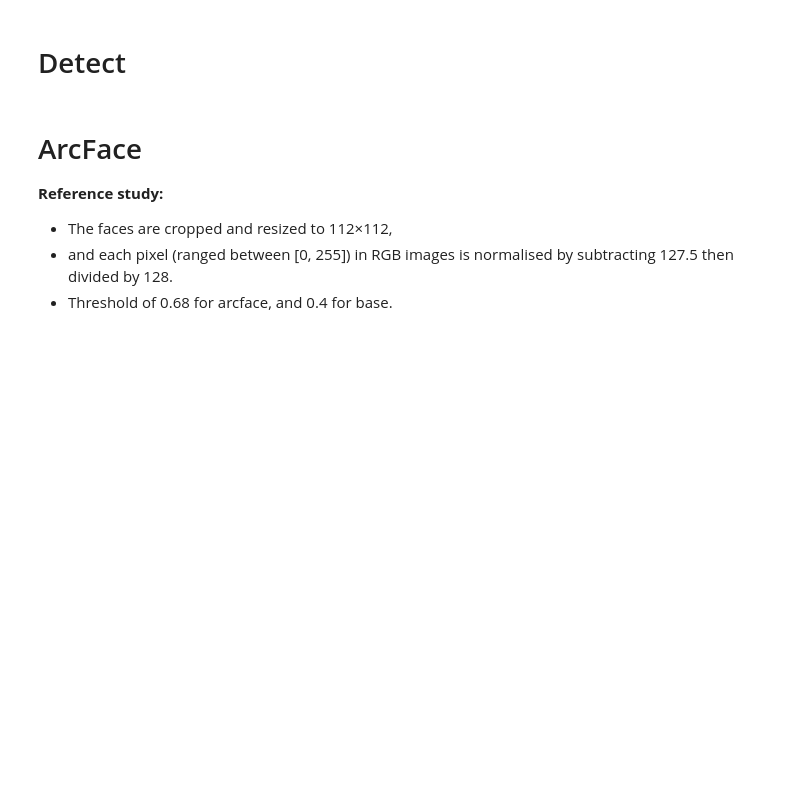
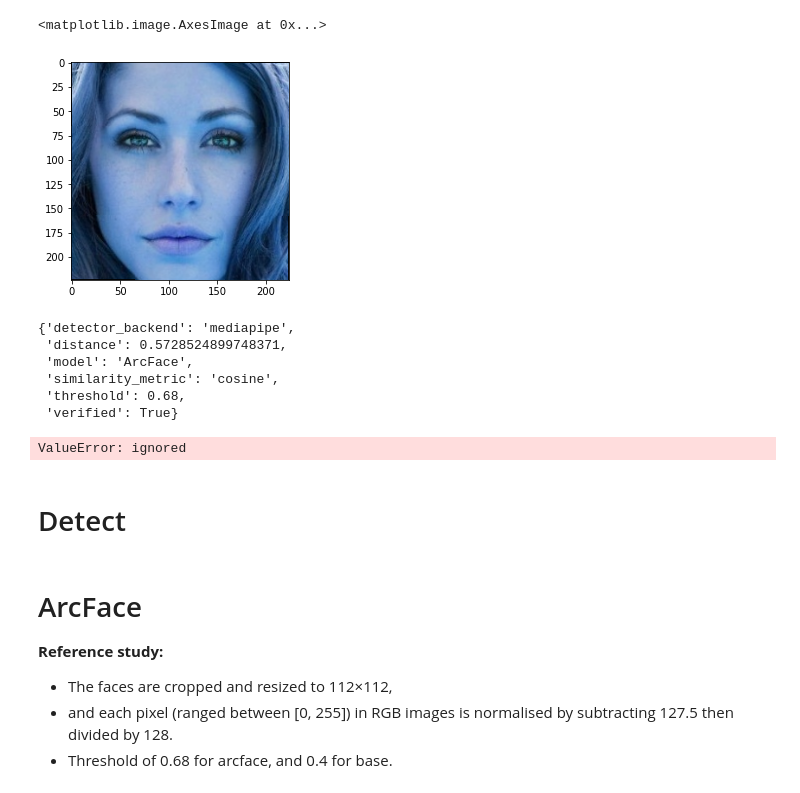
Before and after one commit to Shankar203/Microsoft-Engage-FaceRecognition, a Jupyter notebook: DeepFace.ipynb, the cells around one changed output. Drawn from its saved outputs; the diff is of its cells as text; code cells hidden in the pictures; blank space fills up the shorter version.

Commit message:
Implemented basic face comparison

```diff
--- a/DeepFace.ipynb
+++ b/DeepFace.ipynb
@@ -3,3 +108,25 @@
+# %%
+import matplotlib.pyplot as plt
+
+plt.imshow(a[0,...])
+# %% [output]
+<matplotlib.image.AxesImage at 0x...>
+[figure, added]
+# %%
+result = DeepFace.verify(img1_path = "./Amanda Crew0_0.jpg", img2_path = "./Adriana Lima0_0.jpg", model_name = 'ArcFace', detector_backend='mediapipe')
+result
+# %% [output]
+{'detector_backend': 'mediapipe',
+ 'distance': 0.5728524899748371,
+ 'model': 'ArcFace',
+ 'similarity_metric': 'cosine',
+ 'threshold': 0.68,
+ 'verified': True}
+# %%
+result = DeepFace.verify(img1_path = "./Amanda Crew0_0.jpg", img2_path = "./Adriana Lima0_0.jpg", model_name = 'ArcFace', detector_backend='retinaface')
+result
+# %% [output]
+ValueError: ignored
 # %% [markdown]
 # Detect
 # %%
```
Also changed, not shown: parts of 24 cells of this notebook.
